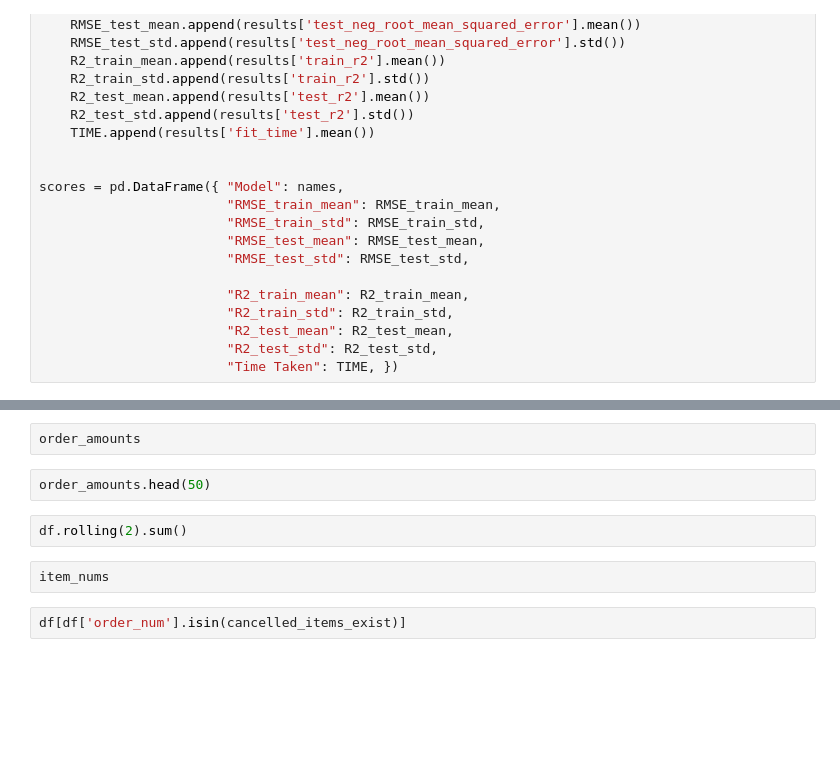
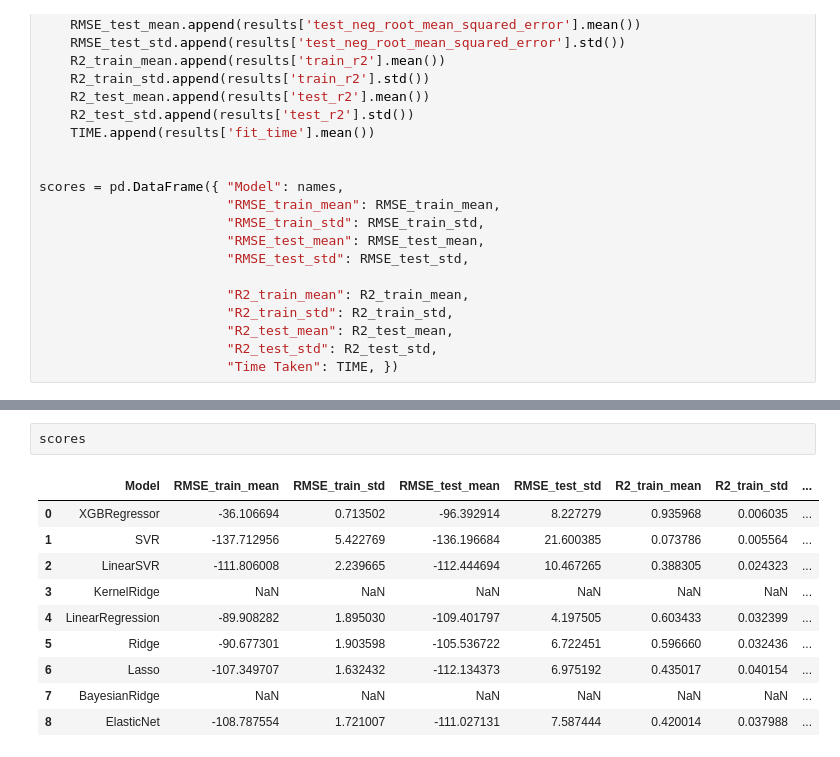
Before and after one commit to ihkaraman/dhl-datathon-21, a Jupyter notebook: Untitled.ipynb, the cells around one changed output, grey strips where cells are left out. Saved outputs shown, nothing was run; the diff lists cells and outputs as text; blank space fills up the shorter version.

```diff
--- a/Untitled.ipynb
+++ b/Untitled.ipynb
@@ -333,10 +331,13 @@ RMSE_train_mean
-# %%
-order_amounts
-# %%
-order_amounts.head(50)
-# %%
-df.rolling(2).sum()
-# %%
-item_nums
-# %%
-df[df['order_num'].isin(cancelled_items_exist)]
+# %%
+scores
+# %% [output]
+|  | Model | RMSE_train_mean | RMSE_train_std | RMSE_test_mean | RMSE_test_std | R2_train_mean | R2_train_std | ... |
+| 0 | XGBRegressor | -36.106694 | 0.713502 | -96.392914 | 8.227279 | 0.935968 | 0.006035 | ... |
+| 1 | SVR | -137.712956 | 5.422769 | -136.196684 | 21.600385 | 0.073786 | 0.005564 | ... |
+| 2 | LinearSVR | -111.806008 | 2.239665 | -112.444694 | 10.467265 | 0.388305 | 0.024323 | ... |
+| 3 | KernelRidge | NaN | NaN | NaN | NaN | NaN | NaN | ... |
+| 4 | LinearRegression | -89.908282 | 1.895030 | -109.401797 | 4.197505 | 0.603433 | 0.032399 | ... |
+| 5 | Ridge | -90.677301 | 1.903598 | -105.536722 | 6.722451 | 0.596660 | 0.032436 | ... |
+| 6 | Lasso | -107.349707 | 1.632432 | -112.134373 | 6.975192 | 0.435017 | 0.040154 | ... |
+| 7 | BayesianRidge | NaN | NaN | NaN | NaN | NaN | NaN | ... |
+| 8 | ElasticNet | -108.787554 | 1.721007 | -111.027131 | 7.587444 | 0.420014 | 0.037988 | ... |
```
Also changed, not shown: parts of 1 cell of this notebook.
